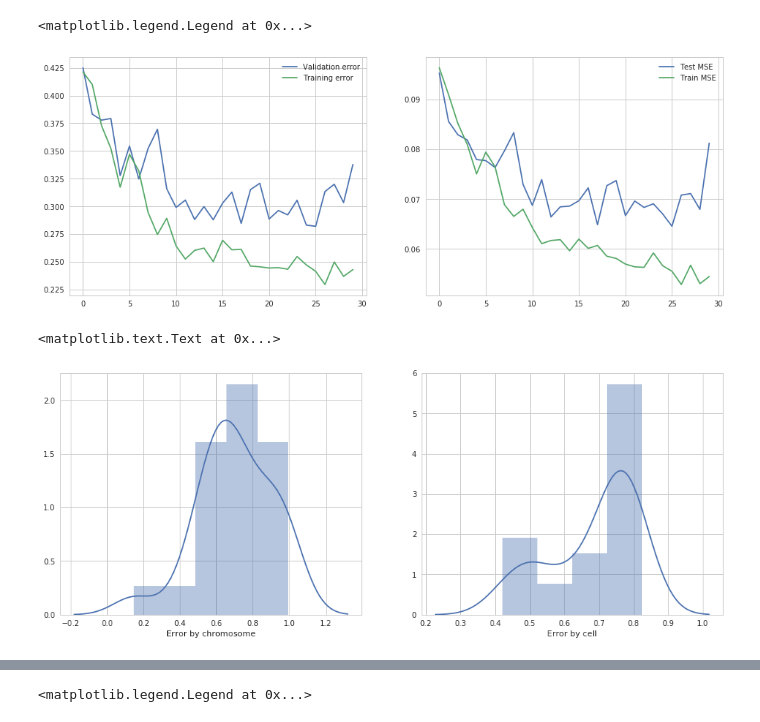
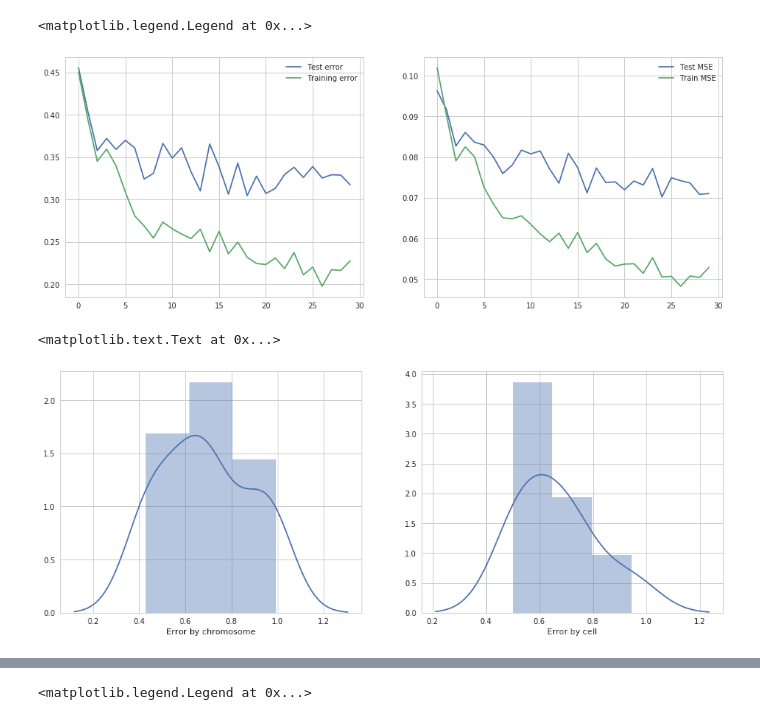
Before and after one commit to dnlbunting/rna2cn, a Jupyter notebook: notebooks/LSTM.ipynb, the cells around one changed output, grey strips where cells are left out. Saved outputs shown, nothing was run; the diff lists cells and outputs as text; code cells hidden in the pictures.

Commit message:
Separate the preprocessing step from the model fitting step

```diff
--- a/notebooks/LSTM.ipynb
+++ b/notebooks/LSTM.ipynb
@@ -180,0 +28,6 @@ X_train, X_test, y_train, y_test = train_test_split(X,Y, test_size=0.25)
+# %%
+ws = 5e6
+with open("/srv/shared/vanloo/rna2cn/SRP052901/feaures/features_ws5mb.pickle", 'rb') as f:
+    X, Y, mask = pickle.load(f)
+
+chr_boundaries = mask.reshape((22, -1)).sum(axis=1).cumsum()
@@ -181 +38,12 @@ X_train, X_test, y_train, y_test = train_test_split(X,Y, test_size=0.25)
+# %%
+# Move the chromosomes of each cell into a new axis so we can select
+# the test set to contain whole cells
+X_cell = X.reshape((-1,22) + X.shape[1:])
+Y_cell = Y.reshape((-1,22) + Y.shape[1:])
+# %%
+X_train_cell, X_test_cell, Y_train_cell, Y_test_cell = train_test_split(X_cell, Y_cell, test_size=0.25)
+X_train = X_train_cell.reshape((-1, ) + X_train_cell.shape[2:])
+X_test = X_test_cell.reshape((-1, ) + X_test_cell.shape[2:])
+Y_train = Y_train_cell.reshape((-1, ) + Y_train_cell.shape[2:])
+Y_test = Y_test_cell.reshape((-1, ) + Y_test_cell.shape[2:])
 # %% [markdown]
@@ -202,7 +70,7 @@ model.compile(loss='categorical_crossentropy',
               optimizer='adam',
               metrics=['accuracy', 'mse'])
 # %%
-history = model.fit(X_train, y_train,
-                    validation_data=(X_test, y_test),
+history = model.fit(X_train, Y_train,
+                    validation_data=(X_test, Y_test),
                     batch_size=5, epochs=30)
 # %% [output]
@@ -225,13 +93,15 @@ Epoch 21/30
 Epoch 22/30
 # %%
 plt.figure(figsize=(16,6))
-plt.subplot(121).plot(1 - np.array(history.history['val_acc']), label='Validation error')
+
+plt.subplot(121).plot(1 - np.array(history.history['val_acc']), label='Test error')
 plt.subplot(121).plot(1 - np.array(history.history['acc']), label='Training error')
 plt.legend()
+
 plt.subplot(122).plot(np.array(history.history['val_mean_squared_error']), label='Test MSE')
 plt.subplot(122).plot(np.array(history.history['mean_squared_error']), label='Train MSE')
 plt.legend()
 # %% [output]
 <matplotlib.legend.Legend at 0x...>
-[figure, old version]
+[figure, new version]
 # %%
@@ -239,15 +109,16 @@ pred = model.predict(X)
 # %%
-cell_metrics = np.array([model.evaluate(X[22*i:22*(i+1)], Y[22*i:22*(i+1)], verbose=0) for i in range(len(samples))])
-chromosome_metrics = np.array([model.evaluate(X[i::22], Y[i::22], verbose=0) for i in range(22)])
-metrics = np.array([model.evaluate(X[i:i+1], Y[i:i+1], verbose=0) for i in range(X.shape[0])])
+cell_metrics = np.array([model.evaluate(X_test[22*i:22*(i+1)], Y_test[22*i:22*(i+1)], verbose=0) for i in range(X_test.shape[0]//22)])
+chromosome_metrics = np.array([model.evaluate(X_test[i::22], Y_test[i::22], verbose=0) for i in range(22)])
+metrics = np.array([model.evaluate(X_test[i:i+1], Y_test[i:i+1], verbose=0) for i in range(X_test.shape[0])])
+
 plt.figure(figsize=(16,6))
 sns.distplot(chromosome_metrics[:,1], ax=plt.subplot(121))
 plt.subplot(121).set_xlabel('Error by chromosome')
 sns.distplot(cell_metrics[:,1], ax=plt.subplot(122))
 plt.subplot(122).set_xlabel('Error by cell')
 # %% [output]
 <matplotlib.text.Text at 0x...>
-[figure, old version]
+[figure, new version]
 # %%
 sns.clustermap(1-metrics[:,1].reshape((-1,22)), col_cluster=False)
 # %% [output]
```
Also changed, not shown: parts of 31 cells of this notebook, 1 other file.
